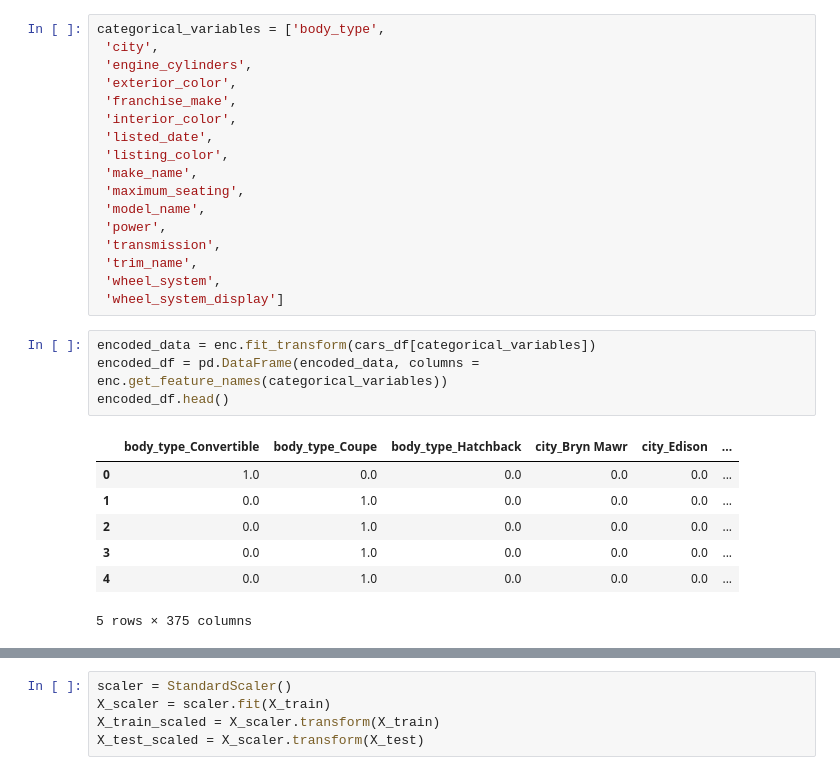
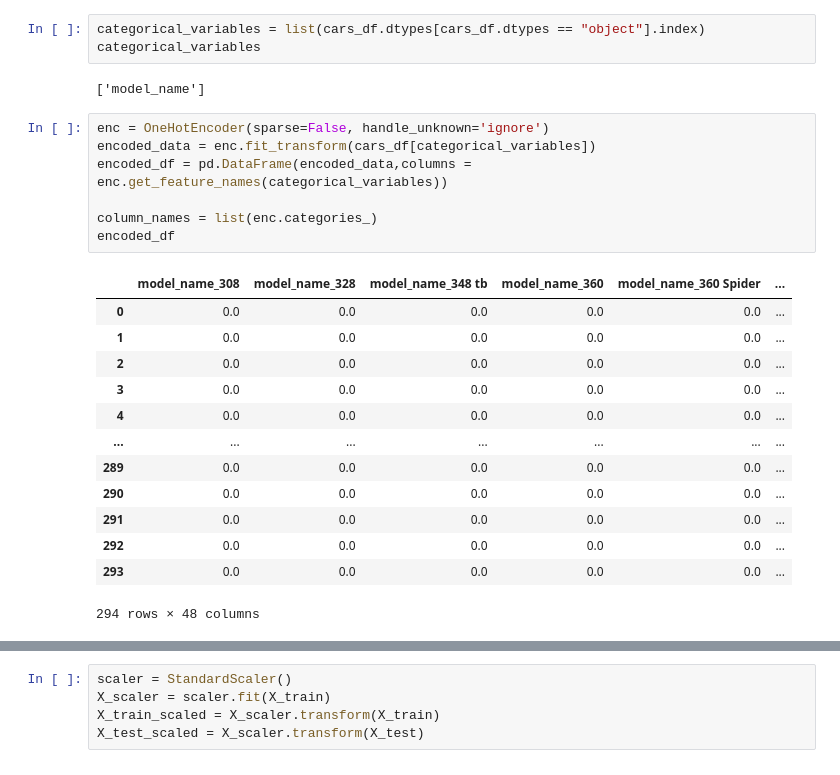
Before and after one commit to anuraggargLTI/project_3, a Jupyter notebook: ml_model/ml_model.ipynb, the cells around one changed output, grey strips where cells are left out. Saved outputs shown, nothing was run; the diff lists cells and outputs as text.

```diff
--- a/ml_model/ml_model.ipynb
+++ b/ml_model/ml_model.ipynb
@@ -56,32 +24,29 @@ list(cars_df.dtypes[cars_df.dtypes == "object"].index)
-# %%
-categorical_variables = ['body_type',
- 'city',
- 'engine_cylinders',
- 'exterior_color',
- 'franchise_make',
- 'interior_color',
- 'listed_date',
- 'listing_color',
- 'make_name',
- 'maximum_seating',
- 'model_name',
- 'power',
- 'transmission',
- 'trim_name',
- 'wheel_system',
- 'wheel_system_display']
-# %%
-encoded_data = enc.fit_transform(cars_df[categorical_variables])
-encoded_df = pd.DataFrame(encoded_data, columns = enc.get_feature_names(categorical_variables))
-encoded_df.head()
-# %% [output]
-|  | body_type_Convertible | body_type_Coupe | body_type_Hatchback | city_Bryn Mawr | city_Edison | ... |
-| 0 | 1.0 | 0.0 | 0.0 | 0.0 | 0.0 | ... |
-| 1 | 0.0 | 1.0 | 0.0 | 0.0 | 0.0 | ... |
-| 2 | 0.0 | 1.0 | 0.0 | 0.0 | 0.0 | ... |
-| 3 | 0.0 | 1.0 | 0.0 | 0.0 | 0.0 | ... |
-| 4 | 0.0 | 1.0 | 0.0 | 0.0 | 0.0 | ... |
-5 rows × 375 columns
+# %%
+categorical_variables = list(cars_df.dtypes[cars_df.dtypes == "object"].index)
+categorical_variables
+# %% [output]
+['model_name']
+# %%
+enc = OneHotEncoder(sparse=False, handle_unknown='ignore')
+encoded_data = enc.fit_transform(cars_df[categorical_variables])
+encoded_df = pd.DataFrame(encoded_data,columns = enc.get_feature_names(categorical_variables))
+
+column_names = list(enc.categories_)
+encoded_df
+# %% [output]
+|  | model_name_308 | model_name_328 | model_name_348 tb | model_name_360 | model_name_360 Spider | ... |
+| 0 | 0.0 | 0.0 | 0.0 | 0.0 | 0.0 | ... |
+| 1 | 0.0 | 0.0 | 0.0 | 0.0 | 0.0 | ... |
+| 2 | 0.0 | 0.0 | 0.0 | 0.0 | 0.0 | ... |
+| 3 | 0.0 | 0.0 | 0.0 | 0.0 | 0.0 | ... |
+| 4 | 0.0 | 0.0 | 0.0 | 0.0 | 0.0 | ... |
+| ... | ... | ... | ... | ... | ... | ... |
+| 289 | 0.0 | 0.0 | 0.0 | 0.0 | 0.0 | ... |
+| 290 | 0.0 | 0.0 | 0.0 | 0.0 | 0.0 | ... |
+| 291 | 0.0 | 0.0 | 0.0 | 0.0 | 0.0 | ... |
+| 292 | 0.0 | 0.0 | 0.0 | 0.0 | 0.0 | ... |
+| 293 | 0.0 | 0.0 | 0.0 | 0.0 | 0.0 | ... |
+294 rows × 48 columns
 # %%
 numerical_variables_df = cars_df.drop(columns = categorical_variables)
 carscleaned_df = pd.concat([numerical_variables_df,encoded_df],axis=1)
```
Also changed, not shown: parts of 21 cells of this notebook, 3 other files.
